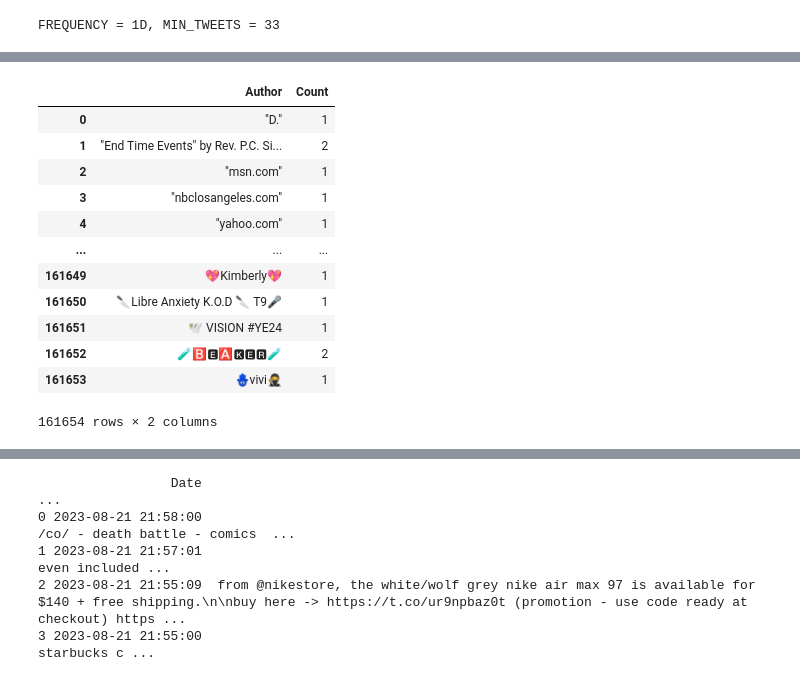
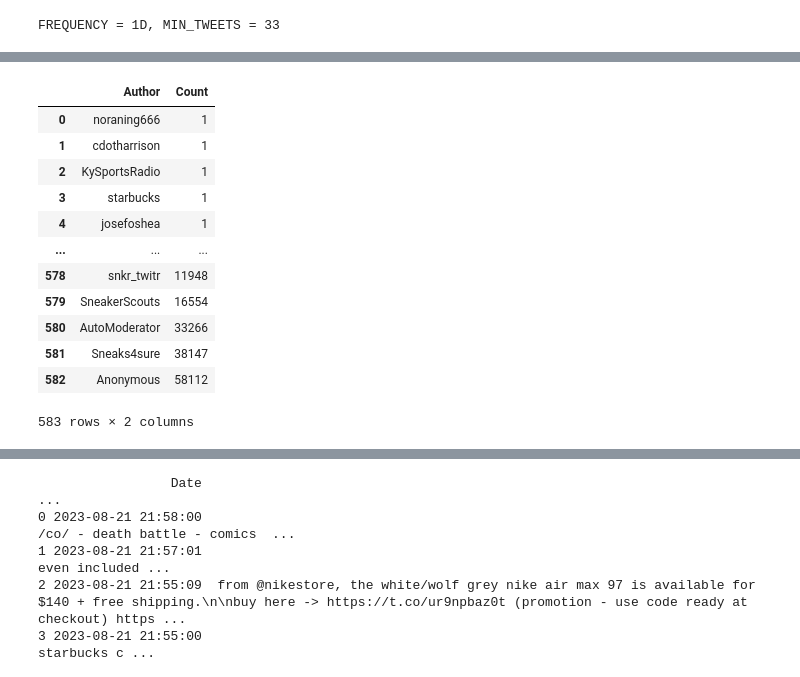
Before and after one commit to XiaoxiaChampon/xcj_hypothesis_test, a Jupyter notebook: source_code/python/pre_W_Y_rand.ipynb, the cells around one changed output, grey strips where cells are left out. Drawn from its saved outputs; the diff is of its cells as text; code cells hidden in the pictures.

```diff
--- a/source_code/python/pre_W_Y_rand.ipynb
+++ b/source_code/python/pre_W_Y_rand.ipynb
@@ -44,7 +44,9 @@ def showdf(df, head = True, msg=None):
 # %% [output]
 FREQUENCY = 1D, MIN_TWEETS = 33
 # %%
-wdf_all = pd.concat([ pd.read_csv(f, skiprows=5, parse_dates=["Date"], usecols=["Author","Sentiment","Date","Url","Title"]) for f in glob.glob("../../datar/randRLRT/*.csv*")])
+wdf_all = pd.concat([ pd.read_csv(f, skiprows=5, parse_dates=["Date"],
+                                  usecols=["Author","Sentiment","Date","Url","Title"])
+                     for f in glob.glob("../../datar/randRLRT/userdata/*.csv*")])
 wdf_all.dropna(subset=["Author","Date","Sentiment"], inplace=True)
 wdf_all.drop_duplicates("Url", inplace=True)
 # wdf.drop(columns=["Url"], inplace=True)
@@ -104,20 +107,20 @@ Length: 104, dtype: int64
 # %%
-wdf_size=wdf_all.groupby("Author").size().reset_index(name='Count')
+wdf_size=wdf_all.groupby("Author").size().sort_values().reset_index(name='Count')
 wdf_size
 # %% [output]
 |  | Author | Count |
-| 0 | "D." | 1 |
-| 1 | "End Time Events" by Rev. P.C. Si... | 2 |
-| 2 | "msn.com" | 1 |
-| 3 | "nbclosangeles.com" | 1 |
-| 4 | "yahoo.com" | 1 |
+| 0 | noraning666 | 1 |
+| 1 | cdotharrison | 1 |
+| 2 | KySportsRadio | 1 |
+| 3 | starbucks | 1 |
+| 4 | josefoshea | 1 |
 | ... | ... | ... |
-| 161649 | 💖Kimberly💖 | 1 |
-| 161650 | 🔪Libre Anxiety K.O.D 🔪 T9🎤 | 1 |
-| 161651 | 🕊️ VISION #YE24 | 1 |
-| 161652 | 🧪🅱🅴🅰🅺🅴🆁🧪 | 2 |
-| 161653 | 🪬vivi🥷 | 1 |
+| 578 | snkr_twitr | 11948 |
+| 579 | SneakerScouts | 16554 |
+| 580 | AutoModerator | 33266 |
+| 581 | Sneaks4sure | 38147 |
+| 582 | Anonymous | 58112 |
-161654 rows × 2 columns
+583 rows × 2 columns
 # %%
 wdf_size[wdf_size['Count']==1].nunique()
 # %% [output]
```
Also changed, not shown: parts of 19 cells of this notebook, 3 other files.
